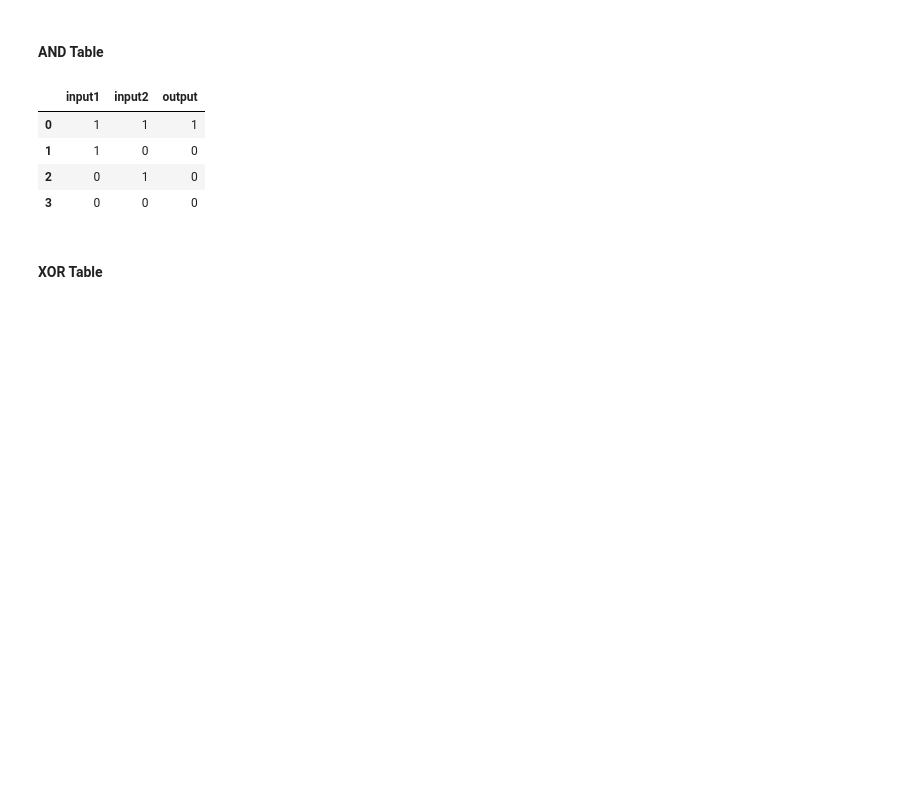
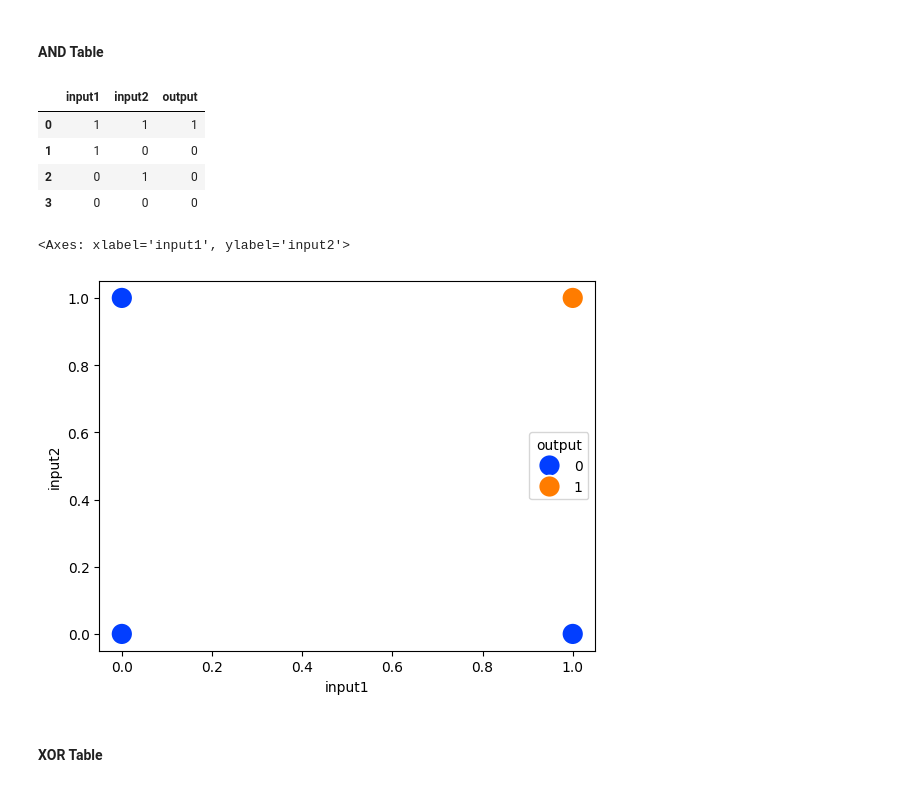
Before and after one commit to harshbhatt15/Demo_Codes, a Jupyter notebook: Perceptron/problem-with-perceptron.ipynb, the cells around one changed output. Saved outputs shown, nothing was run; the diff lists cells and outputs as text; code cells hidden in the pictures; blank space fills up the shorter version.

```diff
--- a/Perceptron/problem-with-perceptron.ipynb
+++ b/Perceptron/problem-with-perceptron.ipynb
@@ -52,6 +52,18 @@ and_data
 | 1 | 1 | 0 | 0 |
 | 2 | 0 | 1 | 0 |
 | 3 | 0 | 0 | 0 |
+# %%
+sns.scatterplot(
+    data=and_data,
+    x='input1',
+    y='input2',
+    hue='output',
+    s=250,
+    palette='bright'
+)
+# %% [output]
+<Axes: xlabel='input1', ylabel='input2'>
+[figure, added]
 # %% [markdown]
 #### XOR Table
 # %%
```
Also changed, not shown: parts of 11 cells of this notebook.
